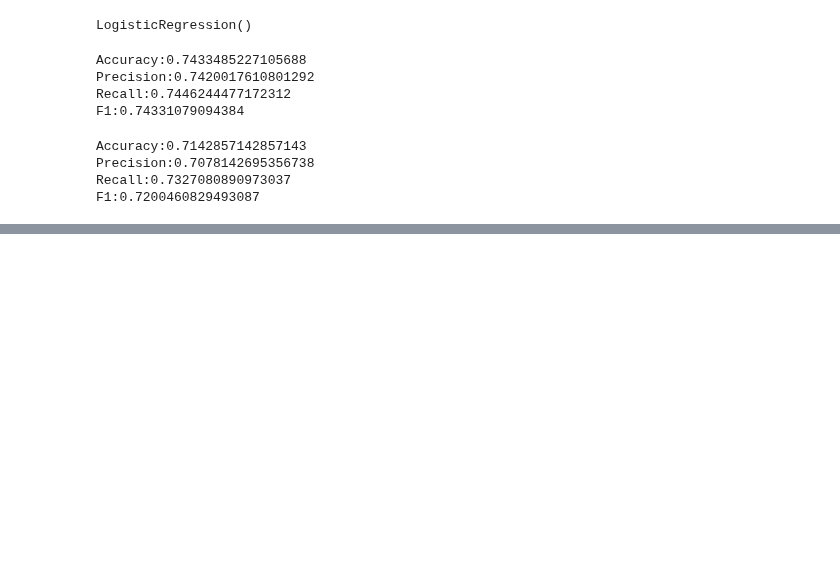
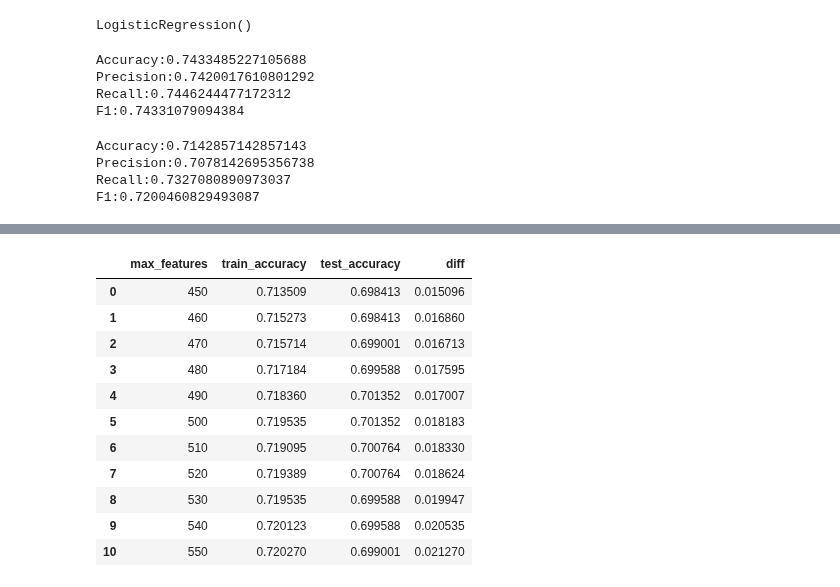
Before and after one commit to LHide14/YouTube-Analytics, a Jupyter notebook: nlp_title_model.ipynb, the cells around one changed output, grey strips where cells are left out. Drawn from its saved outputs; the diff is of its cells as text; code cells hidden in the pictures; blank space fills up the shorter version.

```diff
--- a/nlp_title_model.ipynb
+++ b/nlp_title_model.ipynb
@@ -347,0 +454,15 @@ with open ('nlp_title_model.pkl', 'wb') as file:
+# %%
+max_features_nbm(450,550,10)
+# %% [output]
+|  | max_features | train_accuracy | test_accuracy | diff |
+| 0 | 450 | 0.713509 | 0.698413 | 0.015096 |
+| 1 | 460 | 0.715273 | 0.698413 | 0.016860 |
+| 2 | 470 | 0.715714 | 0.699001 | 0.016713 |
+| 3 | 480 | 0.717184 | 0.699588 | 0.017595 |
+| 4 | 490 | 0.718360 | 0.701352 | 0.017007 |
+| 5 | 500 | 0.719535 | 0.701352 | 0.018183 |
+| 6 | 510 | 0.719095 | 0.700764 | 0.018330 |
+| 7 | 520 | 0.719389 | 0.700764 | 0.018624 |
+| 8 | 530 | 0.719535 | 0.699588 | 0.019947 |
+| 9 | 540 | 0.720123 | 0.699588 | 0.020535 |
+| 10 | 550 | 0.720270 | 0.699001 | 0.021270 |
```
Also changed, not shown: parts of 36 cells of this notebook, 1 other file.
